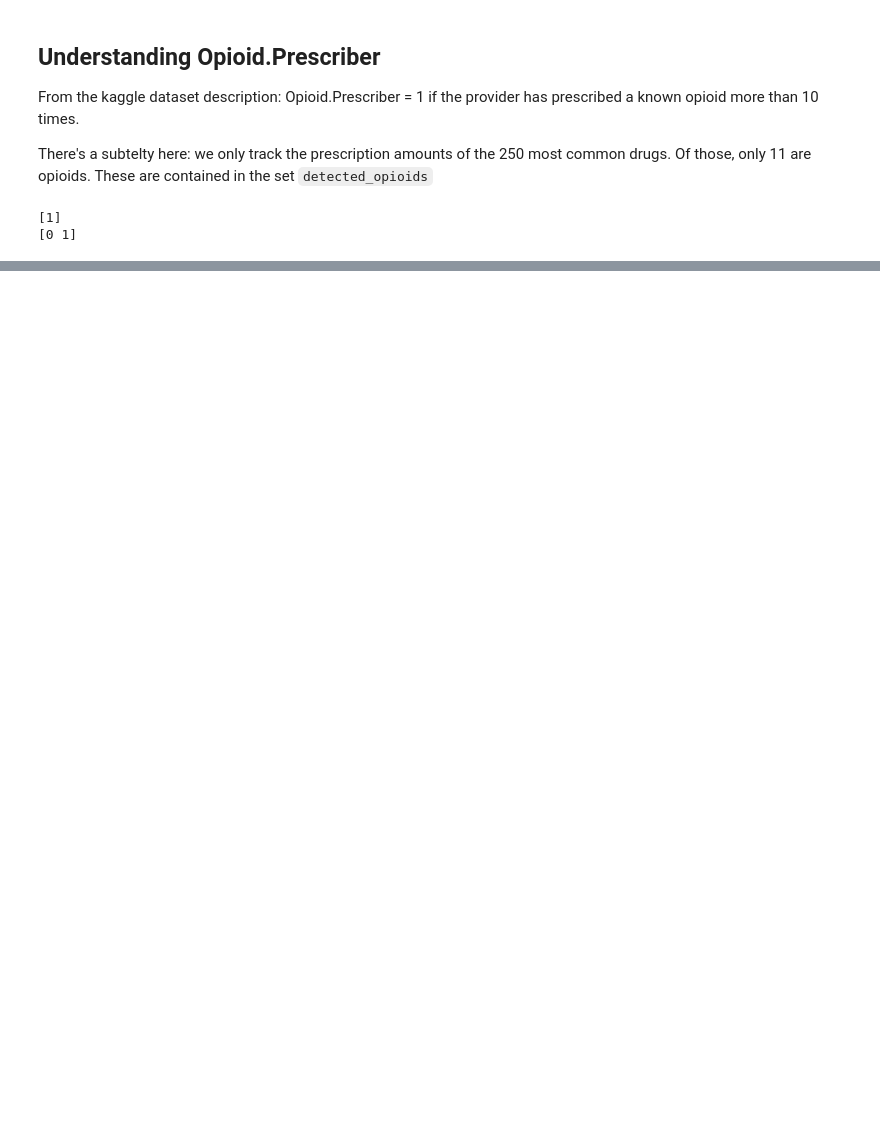
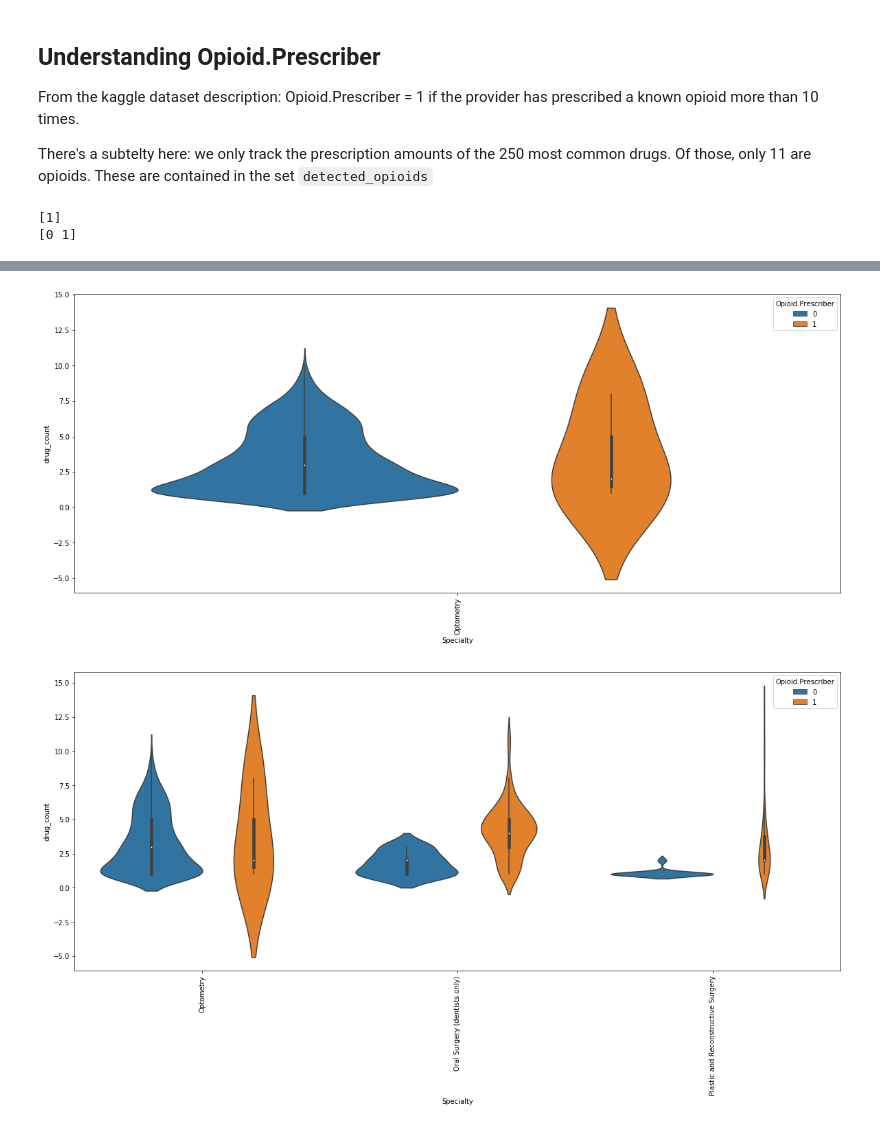
Before and after one commit to ryatchak/springboard, a Jupyter notebook: sandbox/us_opiatedata_kaggle.ipynb, the cells around one changed output, grey strips where cells are left out. Saved outputs shown, nothing was run; the diff lists cells and outputs as text; code cells hidden in the pictures; blank space fills up the shorter version.

```diff
--- a/sandbox/us_opiatedata_kaggle.ipynb
+++ b/sandbox/us_opiatedata_kaggle.ipynb
@@ -667,0 +731,17 @@ plt.show()
+# %%
+limit = 10
+while (limit <=50):
+    plt.subplots(figsize=(20,8))
+    limit_specialties = (popular_specialty_prescribers.groupby(['Specialty'], sort=False)['drug_count'].max()<= limit)
+    limit_specialties = limit_specialties[limit_specialties ==True]
+
+    limit_drug = popular_specialty_prescribers.loc[popular_specialty_prescribers.Specialty.isin(limit_specialties.index)]
+    limit_drug_specialties = sns.violinplot(x='Specialty', y = 'drug_count', hue='Opioid.Prescriber', data=limit_drug, size=20)
+    _ = plt.xticks(rotation = 90)
+    #fig = limit_drug_specialties.fig
+    #_ = fig.suptitle('Number of different drugs prescribed per provider by specialty, Limit {}'.format(limit))
+    plt.show()
+    limit+=5
+# %% [output]
+[figure, added]
+[figure, added]
```
Also changed, not shown: parts of 16 cells of this notebook.
